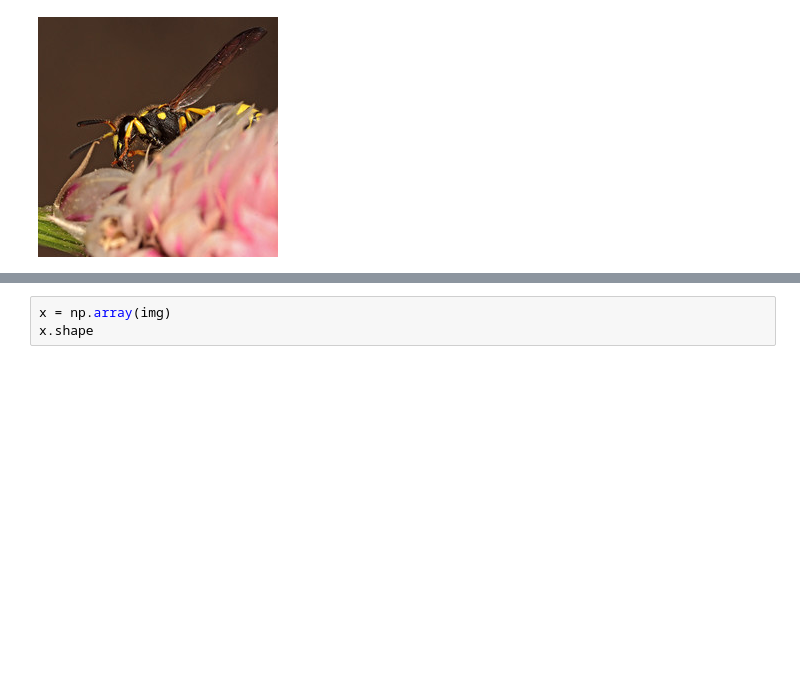
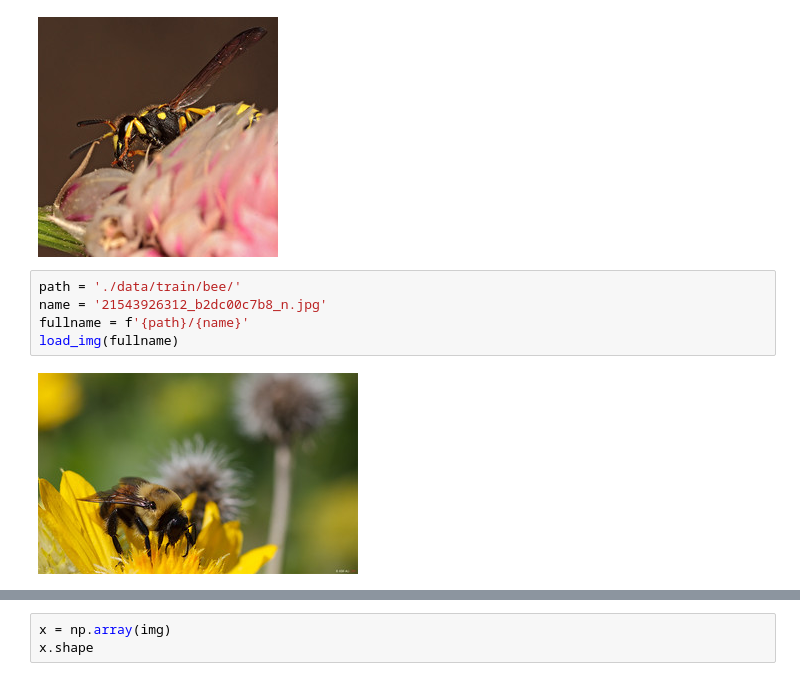
Before and after one commit to gkumarg/BeeVsWasp, a Jupyter notebook: Bee_vs_Wasp_MLZoomcamp_HW8.ipynb, the cells around one changed output, grey strips where cells are left out. Saved outputs shown, nothing was run; the diff lists cells and outputs as text; blank space fills up the shorter version.

```diff
--- a/Bee_vs_Wasp_MLZoomcamp_HW8.ipynb
+++ b/Bee_vs_Wasp_MLZoomcamp_HW8.ipynb
@@ -46,6 +59,13 @@ fullname = f'{path}/{name}'
 load_img(fullname)
 # %% [output]
 [figure]
+# %%
+path = './data/train/bee/'
+name = '21543926312_b2dc00c7b8_n.jpg'
+fullname = f'{path}/{name}'
+load_img(fullname)
+# %% [output]
+[figure, added]
 # %%
 img = load_img(fullname, target_size=(299,299))
 img
```
Also changed, not shown: parts of 50 cells of this notebook.
